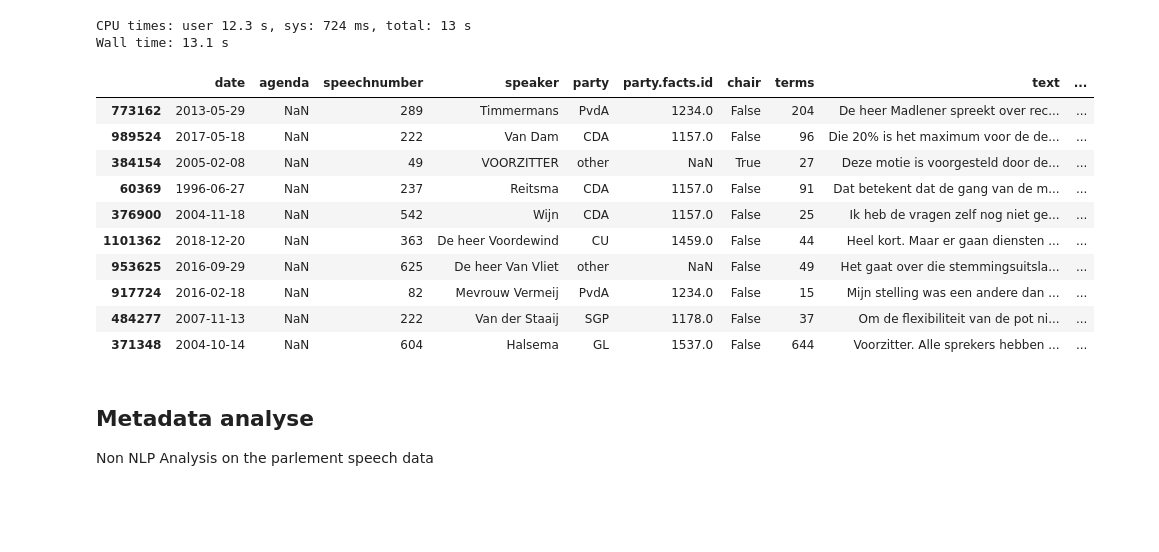
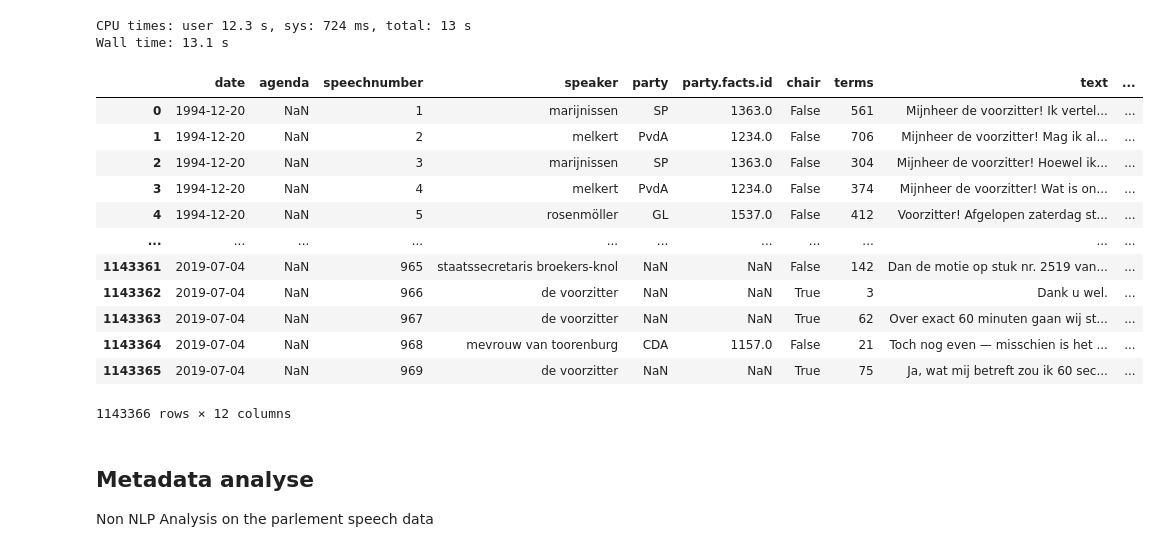
Before and after one commit to longhowlam/kamer_debatten, a Jupyter notebook: speeches.ipynb, the cells around one changed output. Saved outputs shown, nothing was run; the diff lists cells and outputs as text; code cells hidden in the pictures; blank space fills up the shorter version.

```diff
--- a/speeches.ipynb
+++ b/speeches.ipynb
@@ -38,18 +43,20 @@ tweede_kamer = (
 )
-# %%
-tweede_kamer.sample(10)
-# %% [output]
-|  | date | agenda | speechnumber | speaker | party | party.facts.id | chair | terms | text | ... |
-| 773162 | 2013-05-29 | NaN | 289 | Timmermans | PvdA | 1234.0 | False | 204 | De heer Madlener spreekt over rec... | ... |
-| 989524 | 2017-05-18 | NaN | 222 | Van Dam | CDA | 1157.0 | False | 96 | Die 20% is het maximum voor de de... | ... |
-| 384154 | 2005-02-08 | NaN | 49 | VOORZITTER | other | NaN | True | 27 | Deze motie is voorgesteld door de... | ... |
-| 60369 | 1996-06-27 | NaN | 237 | Reitsma | CDA | 1157.0 | False | 91 | Dat betekent dat de gang van de m... | ... |
-| 376900 | 2004-11-18 | NaN | 542 | Wijn | CDA | 1157.0 | False | 25 | Ik heb de vragen zelf nog niet ge... | ... |
-| 1101362 | 2018-12-20 | NaN | 363 | De heer Voordewind | CU | 1459.0 | False | 44 | Heel kort. Maar er gaan diensten ... | ... |
-| 953625 | 2016-09-29 | NaN | 625 | De heer Van Vliet | other | NaN | False | 49 | Het gaat over die stemmingsuitsla... | ... |
-| 917724 | 2016-02-18 | NaN | 82 | Mevrouw Vermeij | PvdA | 1234.0 | False | 15 | Mijn stelling was een andere dan ... | ... |
-| 484277 | 2007-11-13 | NaN | 222 | Van der Staaij | SGP | 1178.0 | False | 37 | Om de flexibiliteit van de pot ni... | ... |
-| 371348 | 2004-10-14 | NaN | 604 | Halsema | GL | 1537.0 | False | 644 | Voorzitter. Alle sprekers hebben ... | ... |
+# %%
+tweede_kamer.sort_values(["datum", "speechnumber"])
+# %% [output]
+|  | date | agenda | speechnumber | speaker | party | party.facts.id | chair | terms | text | ... |
+| 0 | 1994-12-20 | NaN | 1 | marijnissen | SP | 1363.0 | False | 561 | Mijnheer de voorzitter! Ik vertel... | ... |
+| 1 | 1994-12-20 | NaN | 2 | melkert | PvdA | 1234.0 | False | 706 | Mijnheer de voorzitter! Mag ik al... | ... |
+| 2 | 1994-12-20 | NaN | 3 | marijnissen | SP | 1363.0 | False | 304 | Mijnheer de voorzitter! Hoewel ik... | ... |
+| 3 | 1994-12-20 | NaN | 4 | melkert | PvdA | 1234.0 | False | 374 | Mijnheer de voorzitter! Wat is on... | ... |
+| 4 | 1994-12-20 | NaN | 5 | rosenmöller | GL | 1537.0 | False | 412 | Voorzitter! Afgelopen zaterdag st... | ... |
+| ... | ... | ... | ... | ... | ... | ... | ... | ... | ... | ... |
+| 1143361 | 2019-07-04 | NaN | 965 | staatssecretaris broekers-knol | NaN | NaN | False | 142 | Dan de motie op stuk nr. 2519 van... | ... |
+| 1143362 | 2019-07-04 | NaN | 966 | de voorzitter | NaN | NaN | True | 3 | Dank u wel. | ... |
+| 1143363 | 2019-07-04 | NaN | 967 | de voorzitter | NaN | NaN | True | 62 | Over exact 60 minuten gaan wij st... | ... |
+| 1143364 | 2019-07-04 | NaN | 968 | mevrouw van toorenburg | CDA | 1157.0 | False | 21 | Toch nog even — misschien is het ... | ... |
+| 1143365 | 2019-07-04 | NaN | 969 | de voorzitter | NaN | NaN | True | 75 | Ja, wat mij betreft zou ik 60 sec... | ... |
+1143366 rows × 12 columns
 # %% [markdown]
 ## Metadata analyse
 Non NLP Analysis on the parlement speech data
```
Also changed, not shown: parts of 26 cells of this notebook.
